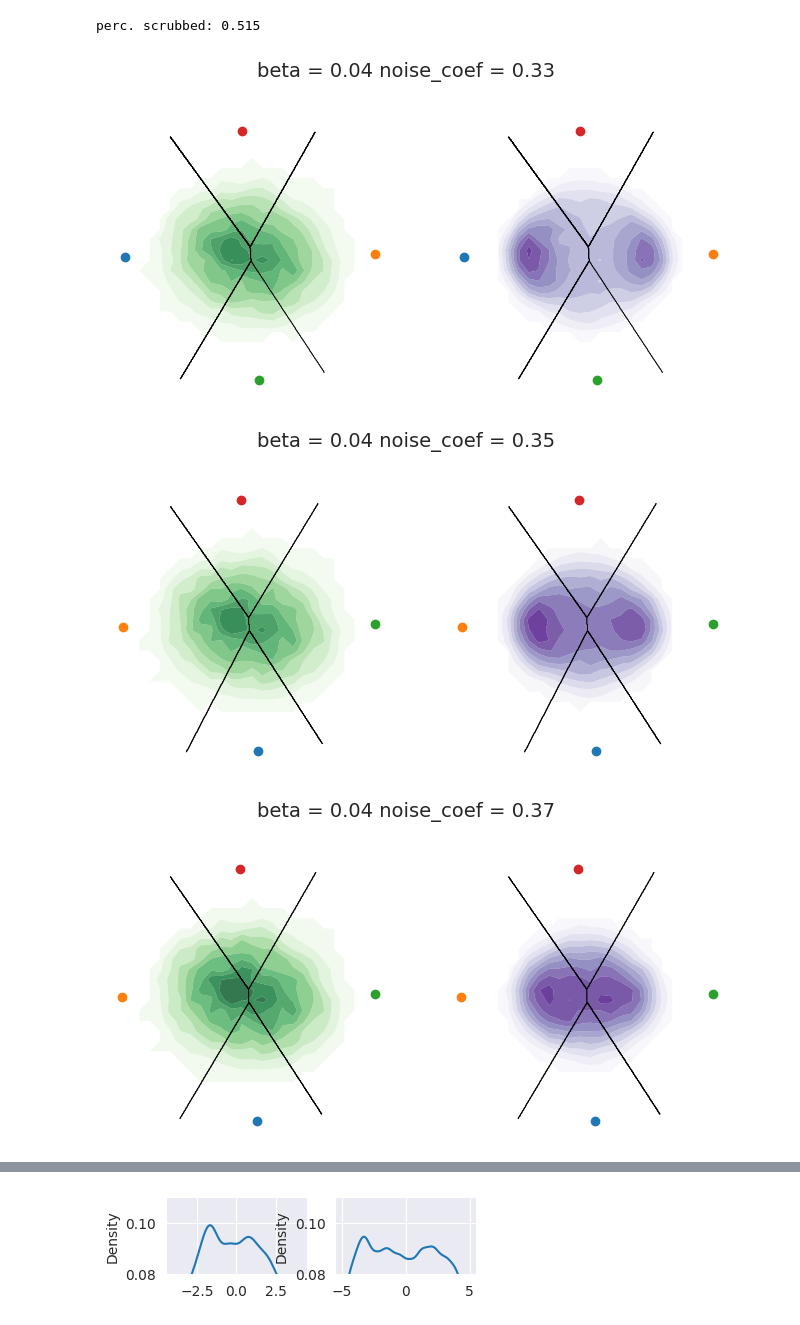
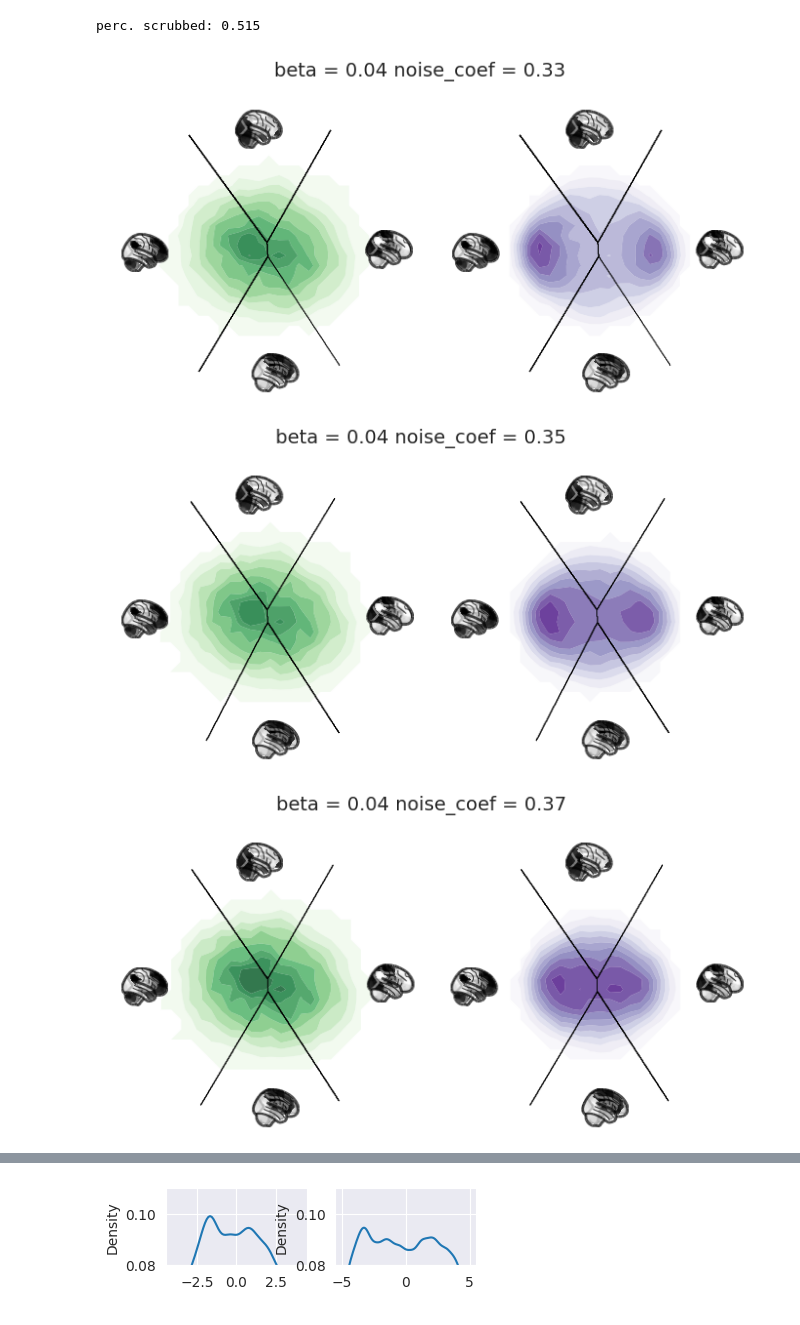
Before and after one commit to pni-lab/connattractor, a Jupyter notebook: notebooks/face_validity.py.ipynb, the cells around one changed output, grey strips where cells are left out. Cells and saved outputs as stored; diff of their text form; code cells hidden in the pictures.

```diff
--- a/notebooks/face_validity.py.ipynb
+++ b/notebooks/face_validity.py.ipynb
@@ -84,29 +87,29 @@ for noise in [0.33, 0.35, 0.37, 0.39]:
 # %%
 for i in simresults_all.keys():
 
     fig, ax = plt.subplots(ncols=2, subplot_kw={'projection': 'polar'}, figsize=(8, 4))
     fig.suptitle('beta = ' + "0.04" + ' noise_coef = ' + str(i), fontsize=14)
 
     hopfield_embeddings_all[i].plot(all_ts, plot_type='contourf', ax=ax[0],
                              density_bins=30, density_sigma=0.5, levels=12, alpha=0.8, cmap='Greens',
-                        attractor_plot_type='scatter',# attractor_kwargs=dict(cmap='binary'),
+                        attractor_plot_type='glassbrain', attractor_kwargs=dict(cmap='binary'),
                         regimes_fill_kwargs=dict(alpha=0.0),
                         regimes_contour_kwargs=dict(alpha=1.0, colors='black')
                        )
     ax[0].set_yticks([])
     ax[0].grid(False)
 
     hopfield_embeddings_all[i].plot(simresults_all[i].states, plot_type='contourf', ax=ax[1],
                              density_bins=30, density_sigma=0, levels=12, alpha=0.8, cmap='Purples',
-                        attractor_plot_type='scatter',# attractor_kwargs=dict(cmap='binary'),
+                        attractor_plot_type='glassbrain', attractor_kwargs=dict(cmap='binary'),
                         regimes_fill_kwargs=dict(alpha=0.0),
                         regimes_contour_kwargs=dict(alpha=1.0, colors='black')
                        )
     ax[1].set_yticks([])
     ax[1].grid(False)
-    #plt.savefig('../data_out/fig/emp_vs_generated_beta_' + str(i) + '.pdf')
+    plt.savefig('../data_out/fig/emp_vs_generated_beta_' + str(i) + '.pdf')
     plt.show()
 # %% [output]
-[figure, old version]
+[figure, new version]
-[figure, old version]
+[figure, new version]
-[figure, old version]
+[figure, new version]
```
Also changed, not shown: parts of 20 cells of this notebook, 16 other files.
